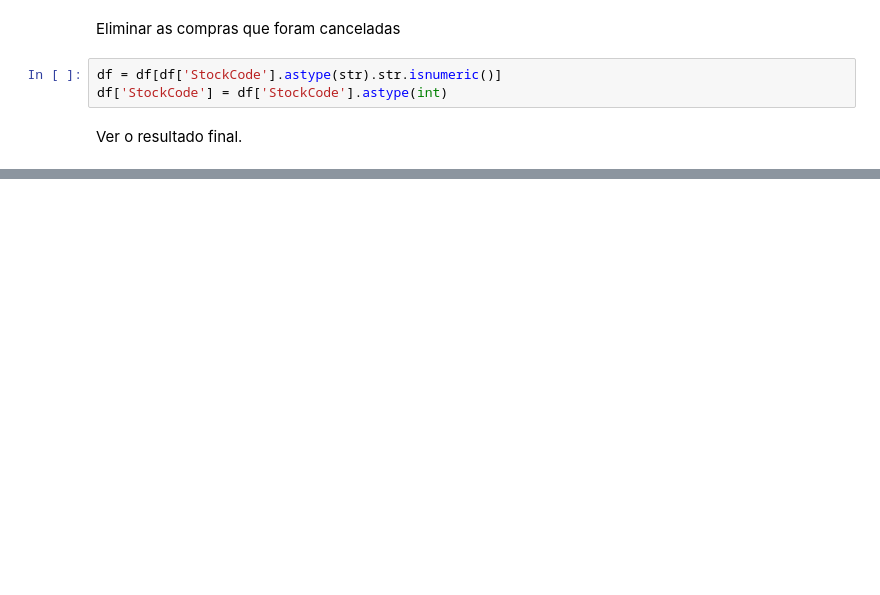
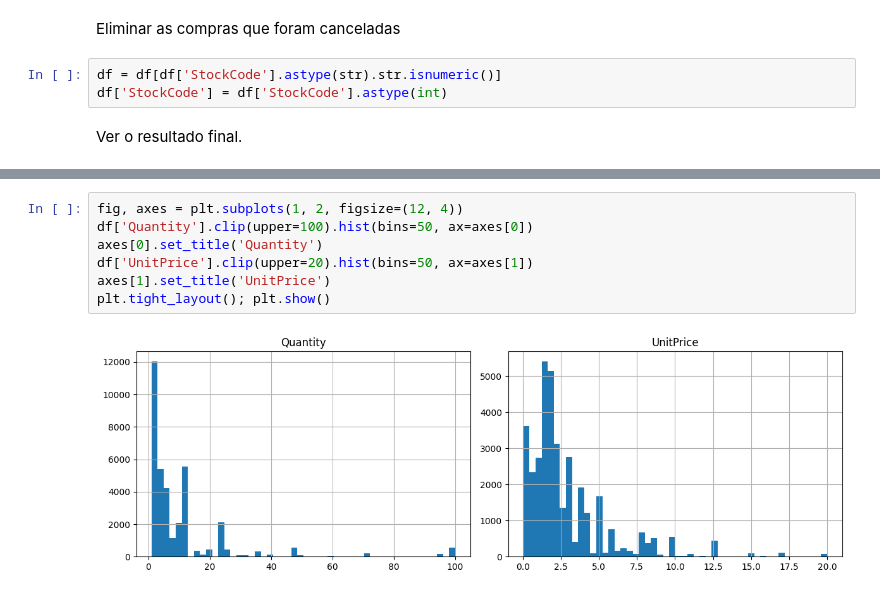
Before and after one commit to rafaelaferr04/online-retail-recommendation-system, a Jupyter notebook: Notebook_OnlineRetail.ipynb, the cells around one changed output, grey strips where cells are left out. Cells and saved outputs as stored; diff of their text form; blank space fills up the shorter version.

```diff
--- a/Notebook_OnlineRetail.ipynb
+++ b/Notebook_OnlineRetail.ipynb
@@ -315,0 +385,9 @@ memory usage: 2.6+ MB
+# %%
+fig, axes = plt.subplots(1, 2, figsize=(12, 4))
+df['Quantity'].clip(upper=100).hist(bins=50, ax=axes[0])
+axes[0].set_title('Quantity')
+df['UnitPrice'].clip(upper=20).hist(bins=50, ax=axes[1])
+axes[1].set_title('UnitPrice')
+plt.tight_layout(); plt.show()
+# %% [output]
+[figure, added]
```
Also changed, not shown: parts of 36 cells of this notebook.
